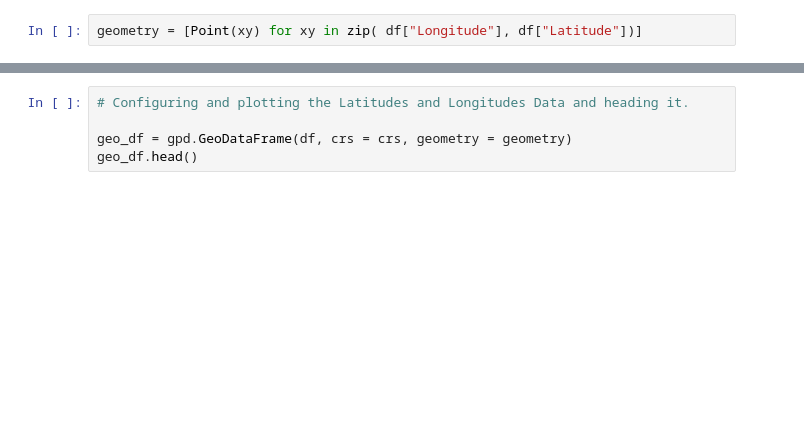
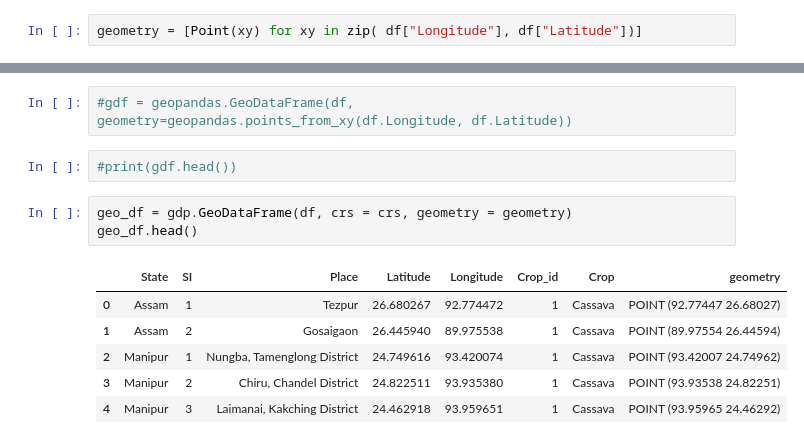
Before and after one commit to ambuvjyn/Jupyter-Notebook-to-Mark-Latitude-and-Longitude-on-Spacial-Maps, a Jupyter notebook: Map_Jupnbk.ipynb, the cells around one changed output, grey strips where cells are left out. Saved outputs shown, nothing was run; the diff lists cells and outputs as text; blank space fills up the shorter version.

```diff
--- a/Map_Jupnbk.ipynb
+++ b/Map_Jupnbk.ipynb
@@ -40,6 +47,15 @@ df.dtypes
+# %%
+#gdf = geopandas.GeoDataFrame(df, geometry=geopandas.points_from_xy(df.Longitude, df.Latitude))
+# %%
+#print(gdf.head())
 # %%
-# Configuring and plotting the Latitudes and Longitudes Data and heading it.
-
-geo_df = gpd.GeoDataFrame(df, crs = crs, geometry = geometry)
+geo_df = gdp.GeoDataFrame(df, crs = crs, geometry = geometry)
 geo_df.head()
+# %% [output]
+|  | State | SI | Place | Latitude | Longitude | Crop_id | Crop | geometry |
+| 0 | Assam | 1 | Tezpur | 26.680267 | 92.774472 | 1 | Cassava | POINT (92.77447 26.68027) |
+| 1 | Assam | 2 | Gosaigaon | 26.445940 | 89.975538 | 1 | Cassava | POINT (89.97554 26.44594) |
+| 2 | Manipur | 1 | Nungba, Tamenglong District | 24.749616 | 93.420074 | 1 | Cassava | POINT (93.42007 24.74962) |
+| 3 | Manipur | 2 | Chiru, Chandel District | 24.822511 | 93.935380 | 1 | Cassava | POINT (93.93538 24.82251) |
+| 4 | Manipur | 3 | Laimanai, Kakching District | 24.462918 | 93.959651 | 1 | Cassava | POINT (93.95965 24.46292) |
 # %%
```
Also changed, not shown: parts of 8 cells of this notebook.
